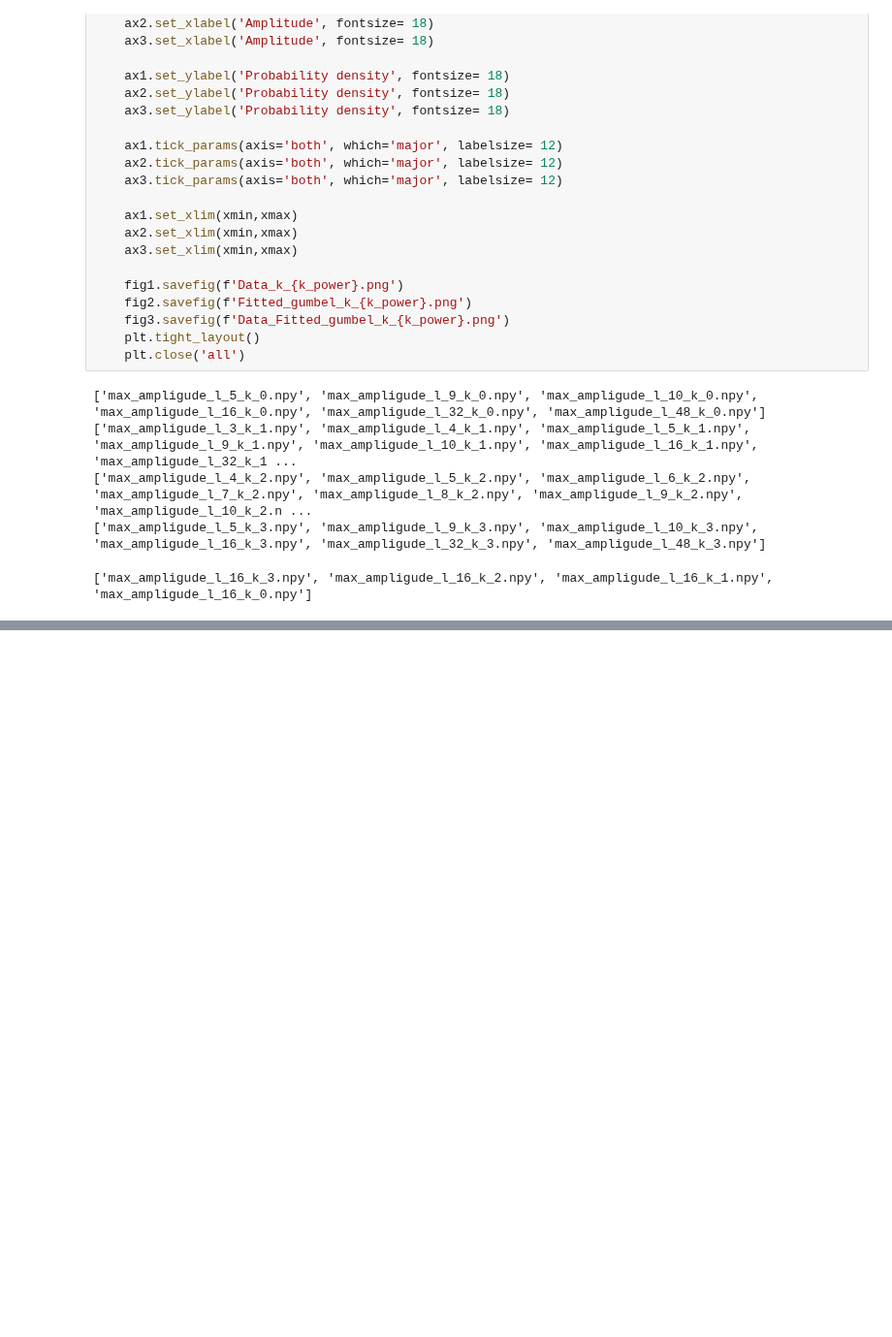
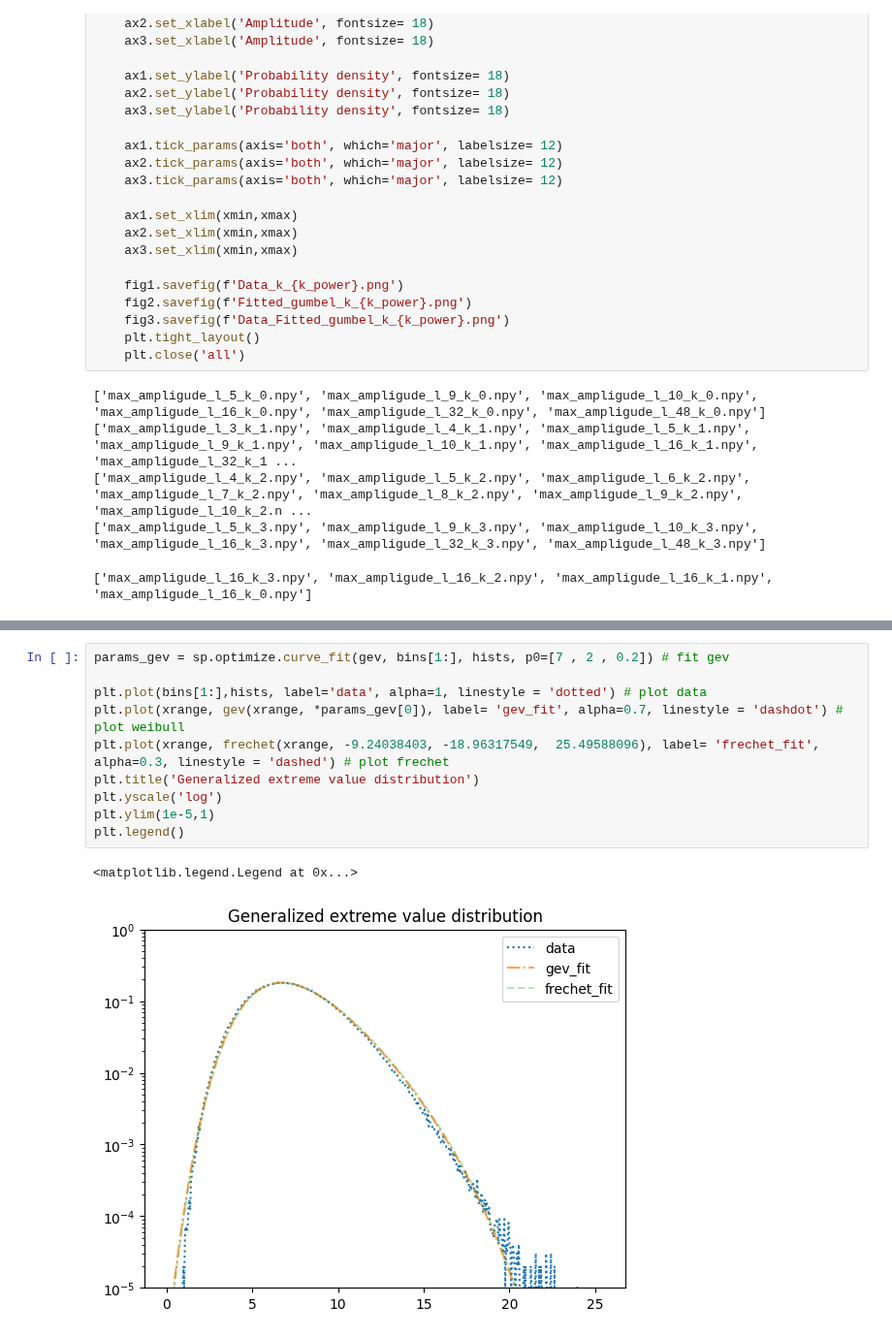
Before and after one commit to khchoi-physik/pbh_simulations, a Jupyter notebook: curve_fitting.ipynb, the cells around one changed output, grey strips where cells are left out. Shown at 97% size. Drawn from its saved outputs; the diff is of its cells as text; blank space fills up the shorter version.

```diff
--- a/curve_fitting.ipynb
+++ b/curve_fitting.ipynb
@@ -266,0 +275,13 @@ plt.legend()
+# %%
+params_gev = sp.optimize.curve_fit(gev, bins[1:], hists, p0=[7 , 2 , 0.2]) # fit gev
+
+plt.plot(bins[1:],hists, label='data', alpha=1, linestyle = 'dotted') # plot data
+plt.plot(xrange, gev(xrange, *params_gev[0]), label= 'gev_fit', alpha=0.7, linestyle = 'dashdot') # plot weibull
+plt.plot(xrange, frechet(xrange, -9.24038403, -18.96317549,  25.49588096), label= 'frechet_fit', alpha=0.3, linestyle = 'dashed') # plot frechet
+plt.title('Generalized extreme value distribution')
+plt.yscale('log')
+plt.ylim(1e-5,1)
+plt.legend()
+# %% [output]
+<matplotlib.legend.Legend at 0x...>
+[figure, added]
```
Also changed, not shown: parts of 6 cells of this notebook.
